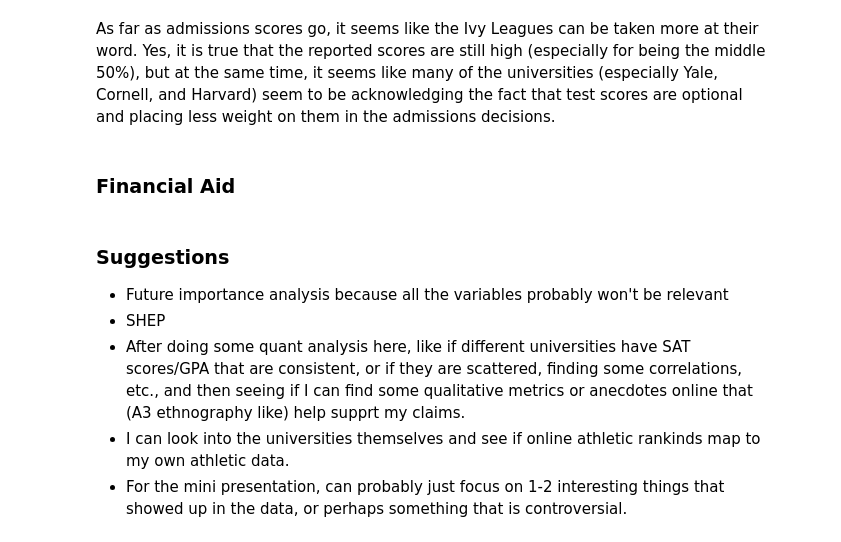
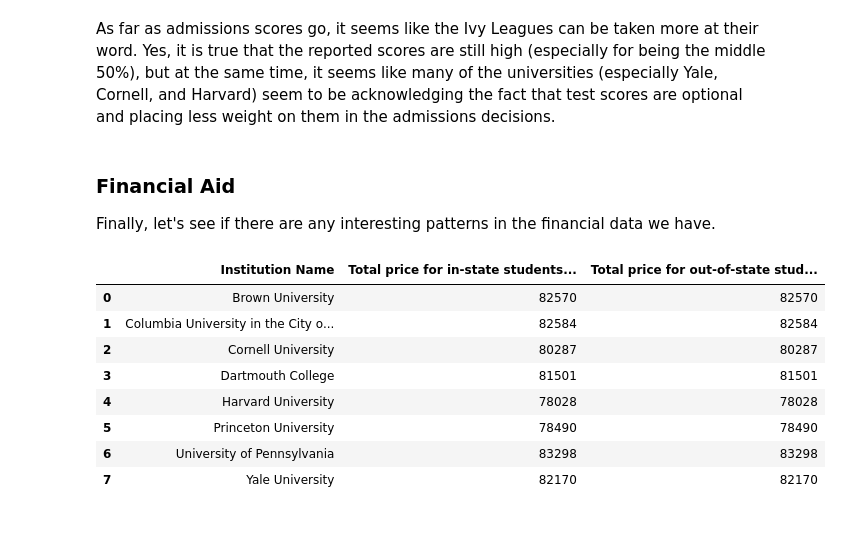
Before and after one commit to Murtz5253/hcde-410-final, a Jupyter notebook: report.ipynb, the cells around one changed output. Cells and saved outputs as stored; diff of their text form; code cells hidden in the pictures.

```diff
--- a/report.ipynb
+++ b/report.ipynb
@@ -185,10 +295,17 @@ According the the data and corresponding labels above, it seems that in 2021, ad
 As far as admissions scores go, it seems like the Ivy Leagues can be taken more at their word. Yes, it is true that the reported scores are still high (especially for being the middle 50%), but at the same time, it seems like many of the universities (especially Yale, Cornell, and Harvard) seem to be acknowledging the fact that test scores are optional and placing less weight on them in the admissions decisions.
 # %% [markdown]
 ### Financial Aid
+Finally, let's see if there are any interesting patterns in the financial data we have.
-# %% [markdown]
-### Suggestions
-- Future importance analysis because all the variables probably won't be relevant
-- SHEP
-- After doing some quant analysis here, like if different universities have SAT scores/GPA that are consistent, or if they are scattered, finding some correlations, etc., and then seeing if I can find some qualitative metrics or anecdotes online that (A3 ethnography like) help supprt my claims.
-- I can look into the universities themselves and see if online athletic rankinds map to my own athletic data.
-- For the mini presentation, can probably just focus on 1-2 interesting things that showed up in the data, or perhaps something that is controversial.
+# %%
+data_price = data.loc[:, ['Institution Name', 'Total price for in-state students living on campus 2021-22 (DRVIC2021)', 'Total price for out-of-state students living on campus 2021-22 (DRVIC2021)']]
+display(data_price)
+# %% [output]
+|  | Institution Name | Total price for in-state students... | Total price for out-of-state stud... |
+| 0 | Brown University | 82570 | 82570 |
+| 1 | Columbia University in the City o... | 82584 | 82584 |
+| 2 | Cornell University | 80287 | 80287 |
+| 3 | Dartmouth College | 81501 | 81501 |
+| 4 | Harvard University | 78028 | 78028 |
+| 5 | Princeton University | 78490 | 78490 |
+| 6 | University of Pennsylvania | 83298 | 83298 |
+| 7 | Yale University | 82170 | 82170 |
```
Also changed, not shown: parts of 44 cells of this notebook, 2 other files.
